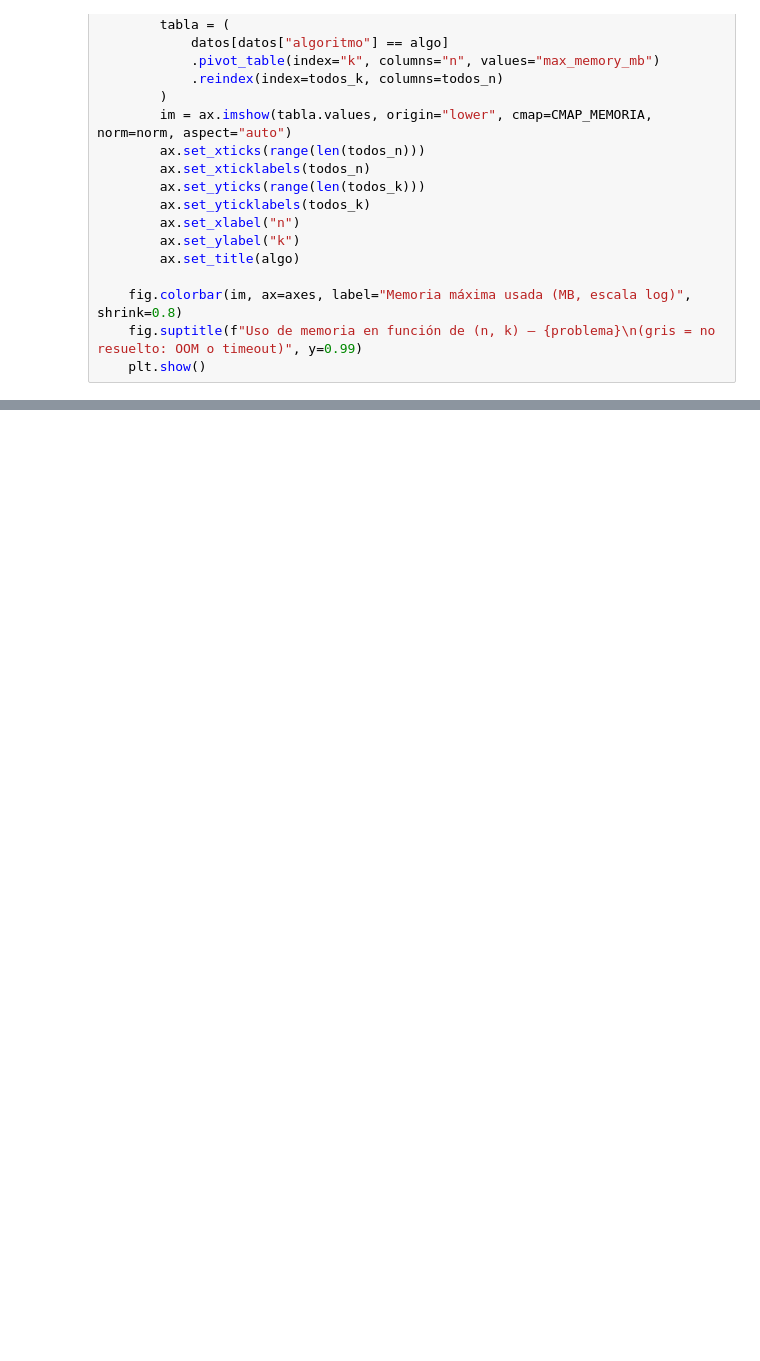
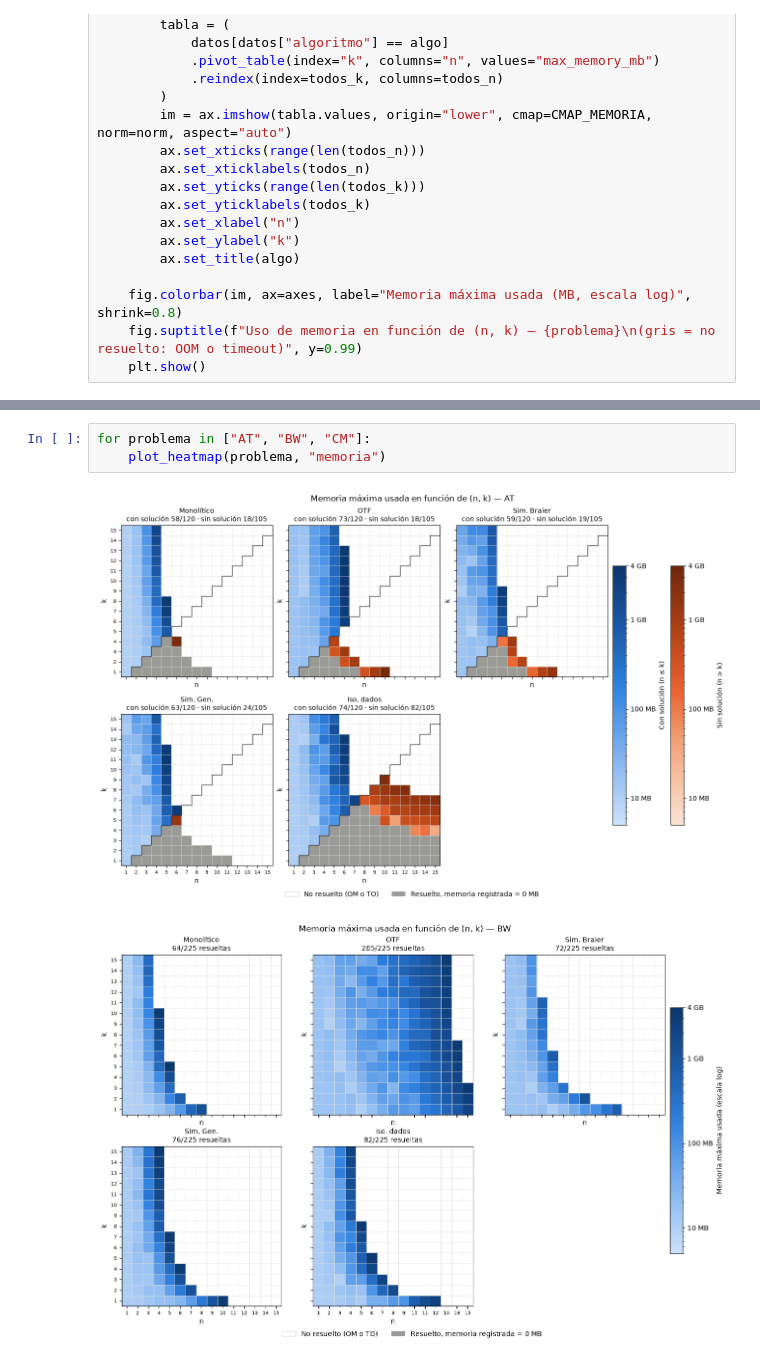
Before and after one commit to manufedo/ExperimentacionTesis, a Jupyter notebook: analisis.ipynb, the cells around one changed output, grey strips where cells are left out. Cells and saved outputs as stored; diff of their text form; blank space fills up the shorter version.

```diff
--- a/analisis.ipynb
+++ b/analisis.ipynb
@@ -195,0 +350,6 @@ ValueError: Invalid vmin or vmax
+# %%
+for problema in ["AT", "BW", "CM"]:
+    plot_heatmap(problema, "memoria")
+# %% [output]
+[figure, added]
+[figure, added]
```
Also changed, not shown: parts of 11 cells of this notebook.
